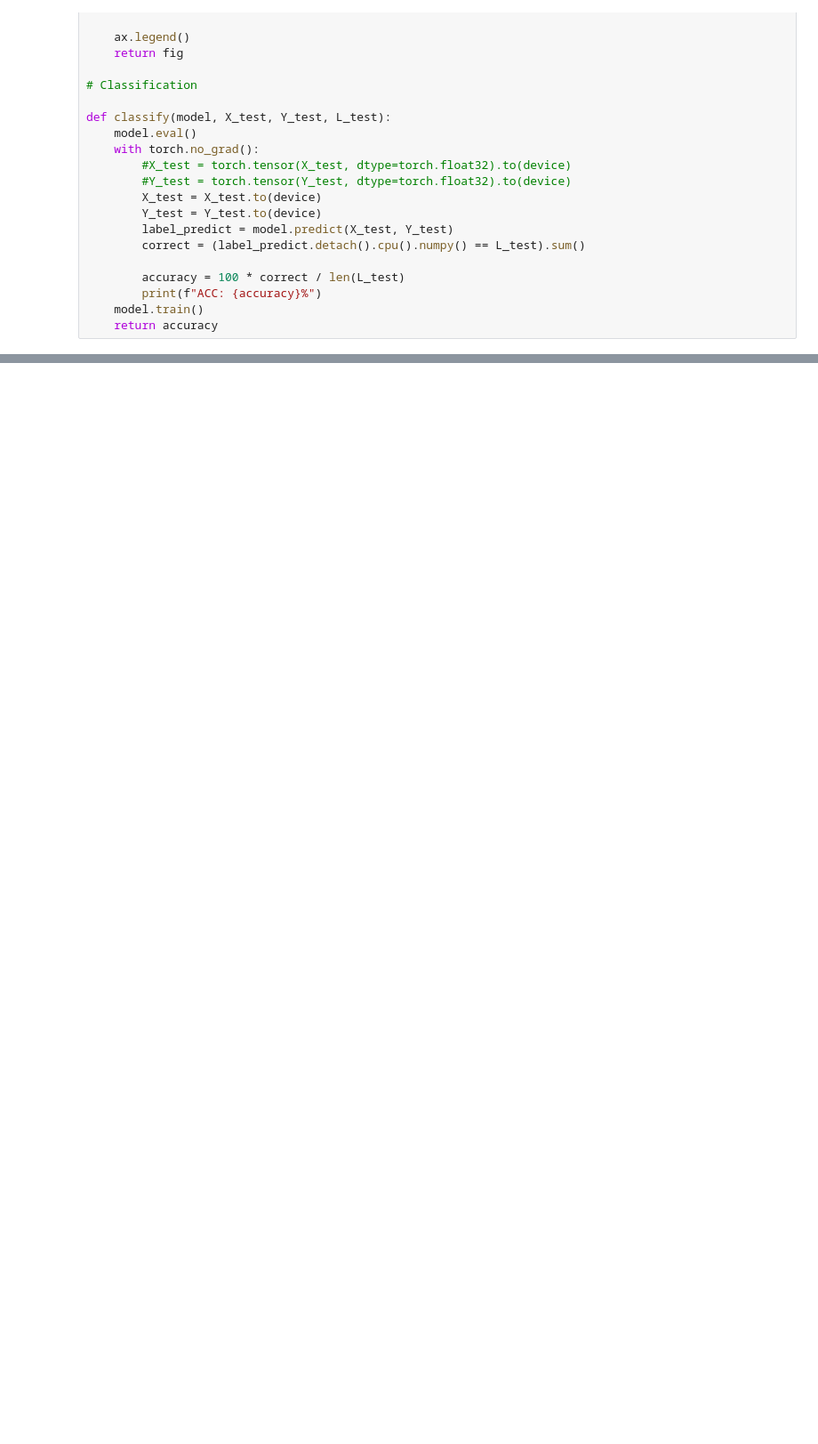
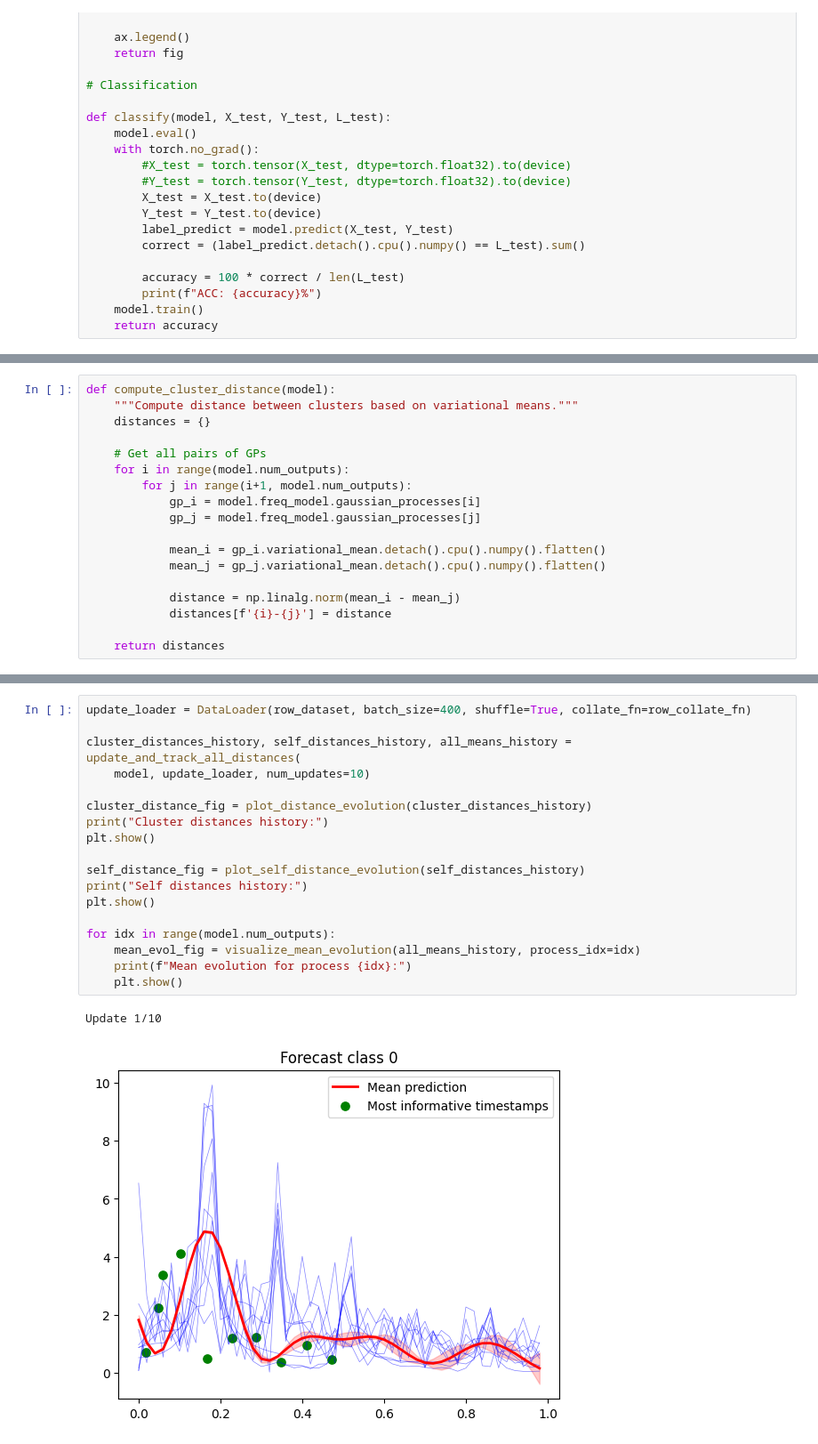
Before and after one commit to CVC-Lab/motion_code, a Jupyter notebook: multiphase_moskgp_example.ipynb, the cells around one changed output, grey strips where cells are left out. Shown at 89% size. Drawn from its saved outputs; the diff is of its cells as text; blank space fills up the shorter version.

```diff
--- a/multiphase_moskgp_example.ipynb
+++ b/multiphase_moskgp_example.ipynb
@@ -209,0 +290,18 @@ plot_forecast(X_test.to(device),Y_test.to(device),label=1)
+# %%
+def compute_cluster_distance(model):
+    """Compute distance between clusters based on variational means."""
+    distances = {}
+
+    # Get all pairs of GPs
+    for i in range(model.num_outputs):
+        for j in range(i+1, model.num_outputs):
+            gp_i = model.freq_model.gaussian_processes[i]
+            gp_j = model.freq_model.gaussian_processes[j]
+
+            mean_i = gp_i.variational_mean.detach().cpu().numpy().flatten()
+            mean_j = gp_j.variational_mean.detach().cpu().numpy().flatten()
+
+            distance = np.linalg.norm(mean_i - mean_j)
+            distances[f'{i}-{j}'] = distance
+
+    return distances
@@ -209,0 +447,21 @@ plot_forecast(X_test.to(device),Y_test.to(device),label=1)
+# %%
+update_loader = DataLoader(row_dataset, batch_size=400, shuffle=True, collate_fn=row_collate_fn)
+
+cluster_distances_history, self_distances_history, all_means_history = update_and_track_all_distances(
+    model, update_loader, num_updates=10)
+
+cluster_distance_fig = plot_distance_evolution(cluster_distances_history)
+print("Cluster distances history:")
+plt.show()
+
+self_distance_fig = plot_self_distance_evolution(self_distances_history)
+print("Self distances history:")
+plt.show()
+
+for idx in range(model.num_outputs):
+    mean_evol_fig = visualize_mean_evolution(all_means_history, process_idx=idx)
+    print(f"Mean evolution for process {idx}:")
+    plt.show()
+# %% [output]
+Update 1/10
+[figure, added]
```
Also changed, not shown: parts of 11 cells of this notebook, 14 other files.
